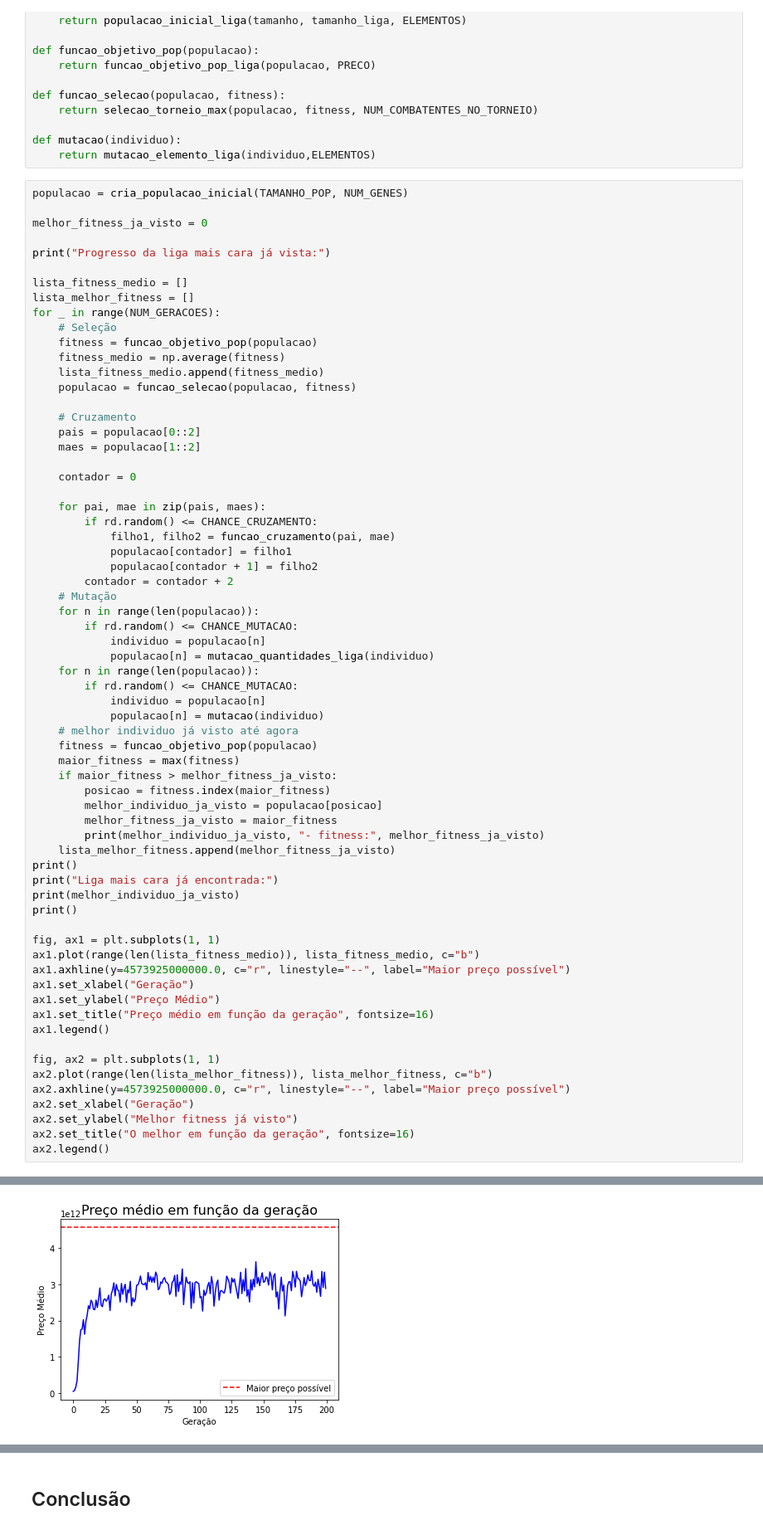
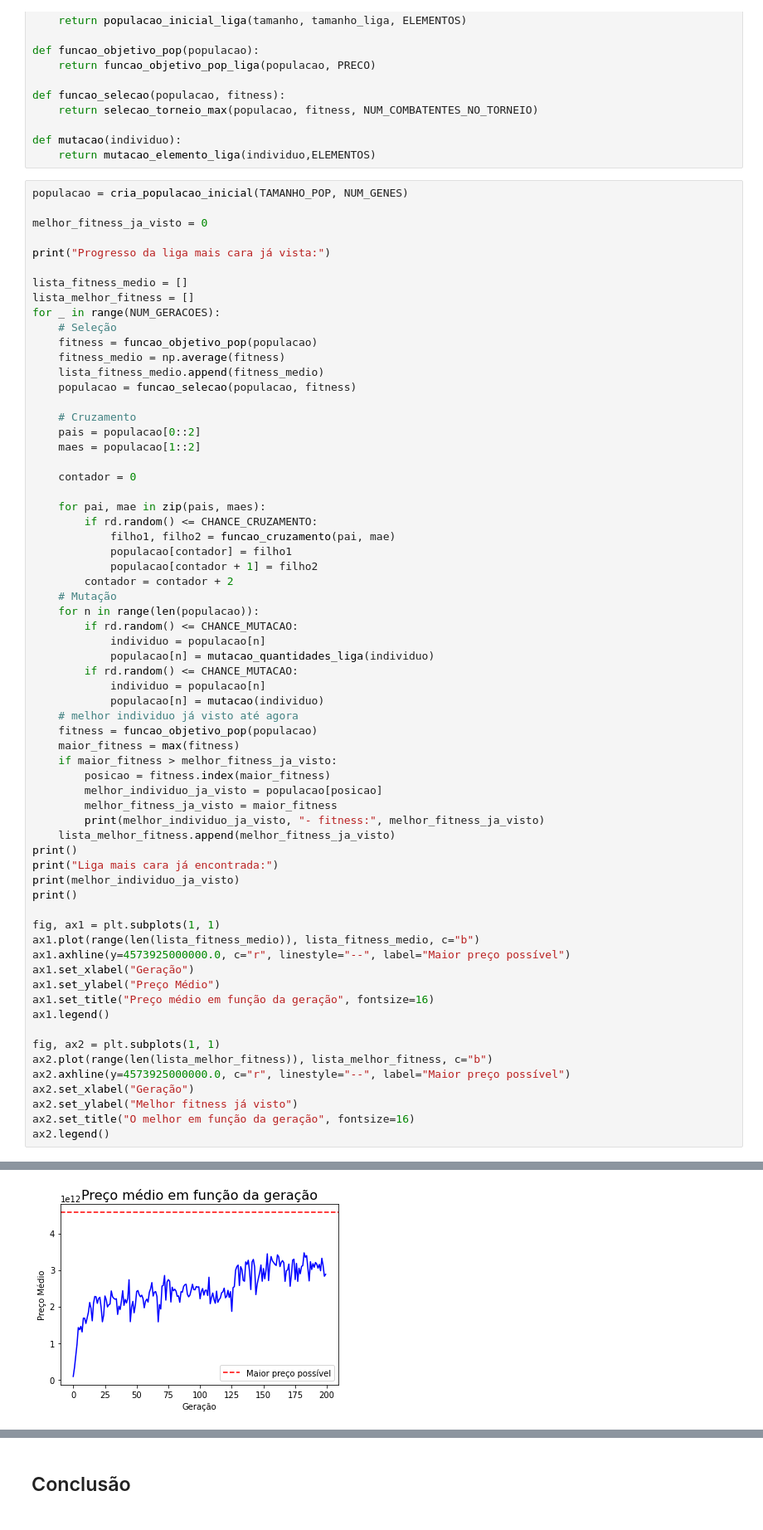
Before and after one commit to Karl-Marcos/Redes_Neurais_1S23, a Jupyter notebook: AlgoritmosGeneticos/experimento GA.09 - liga ternaria mais cara.ipynb, the cells around one changed output, grey strips where cells are left out. Shown at 83% size. Saved outputs shown, nothing was run; the diff lists cells and outputs as text.

```diff
--- a/AlgoritmosGeneticos/experimento GA.09 - liga ternaria mais cara.ipynb
+++ b/AlgoritmosGeneticos/experimento GA.09 - liga ternaria mais cara.ipynb
@@ -88,7 +88,6 @@ for _ in range(NUM_GERACOES):
         if rd.random() <= CHANCE_MUTACAO:
             individuo = populacao[n]
             populacao[n] = mutacao_quantidades_liga(individuo)
-    for n in range(len(populacao)):
         if rd.random() <= CHANCE_MUTACAO:
             individuo = populacao[n]
             populacao[n] = mutacao(individuo)
@@ -143,2 +142,2 @@ Liga mais cara já encontrada:
 <matplotlib.legend.Legend at 0x...>
-[figure, old version]
+[figure, new version]
```
Also changed, not shown: parts of 3 cells of this notebook, 1 other file.
